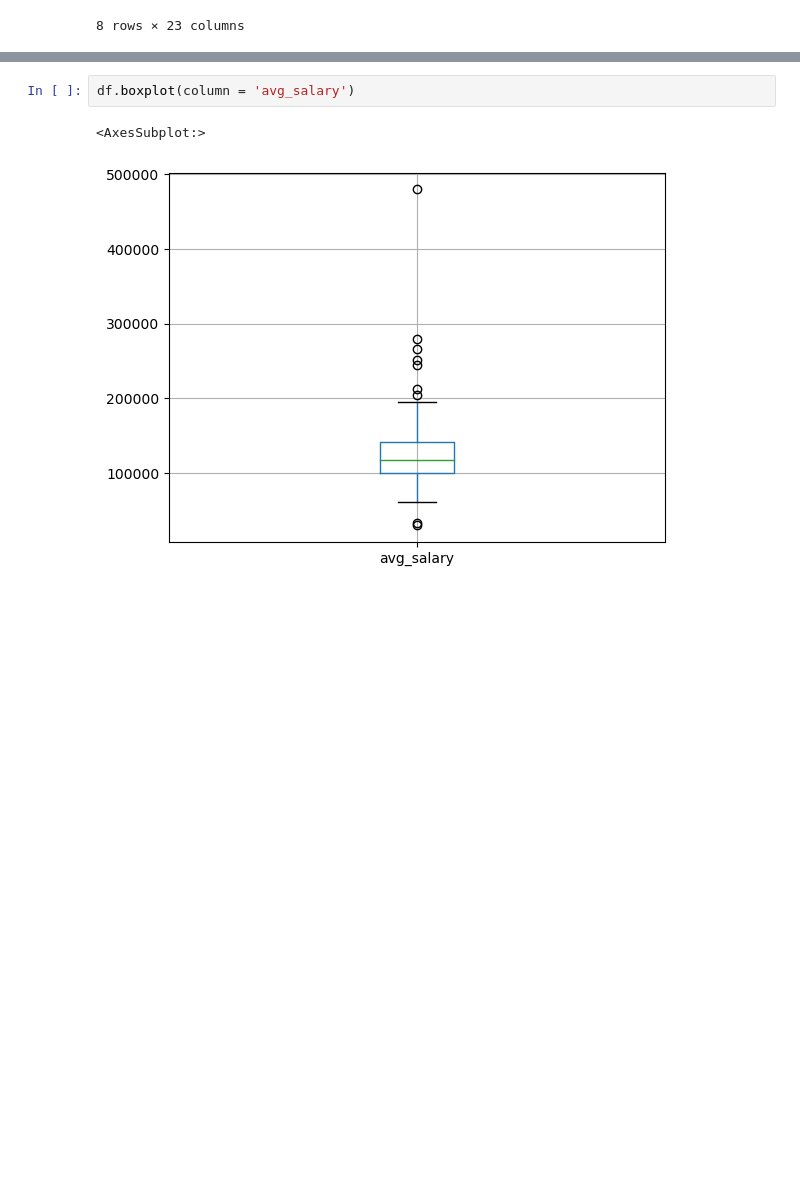
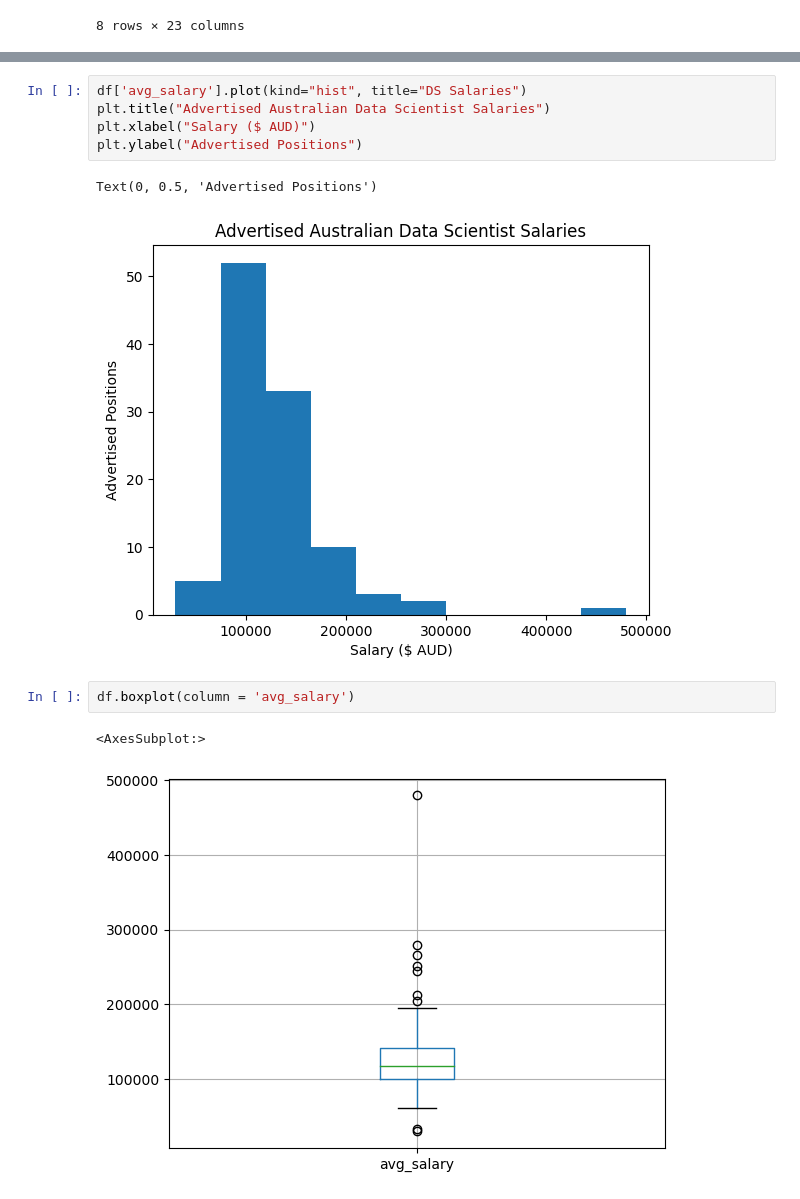
Before and after one commit to benny0jamin/ds_salary_proj, a Jupyter notebook: Data Exploration.ipynb, the cells around one changed output, grey strips where cells are left out. Saved outputs shown, nothing was run; the diff lists cells and outputs as text; blank space fills up the shorter version.

```diff
--- a/Data Exploration.ipynb
+++ b/Data Exploration.ipynb
@@ -122,4 +127,12 @@ df.avg_salary.hist()
 [figure]
+# %%
+df['avg_salary'].plot(kind="hist", title="DS Salaries")
+plt.title("Advertised Australian Data Scientist Salaries")
+plt.xlabel("Salary ($ AUD)")
+plt.ylabel("Advertised Positions")
+# %% [output]
+Text(0, 0.5, 'Advertised Positions')
+[figure, added]
 # %%
 df.boxplot(column = 'avg_salary')
 # %% [output]
```
Also changed, not shown: parts of 9 cells of this notebook, 4 other files.
